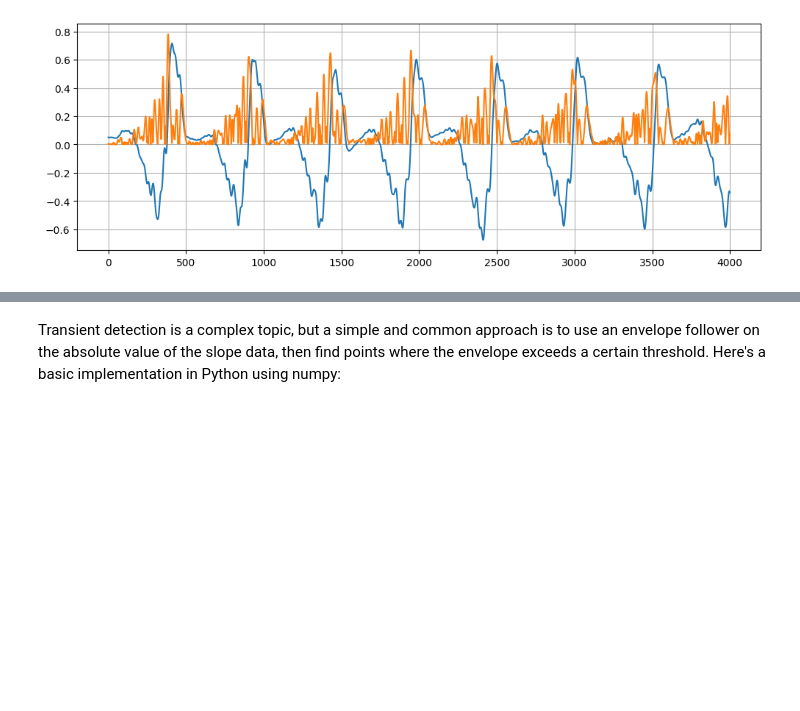
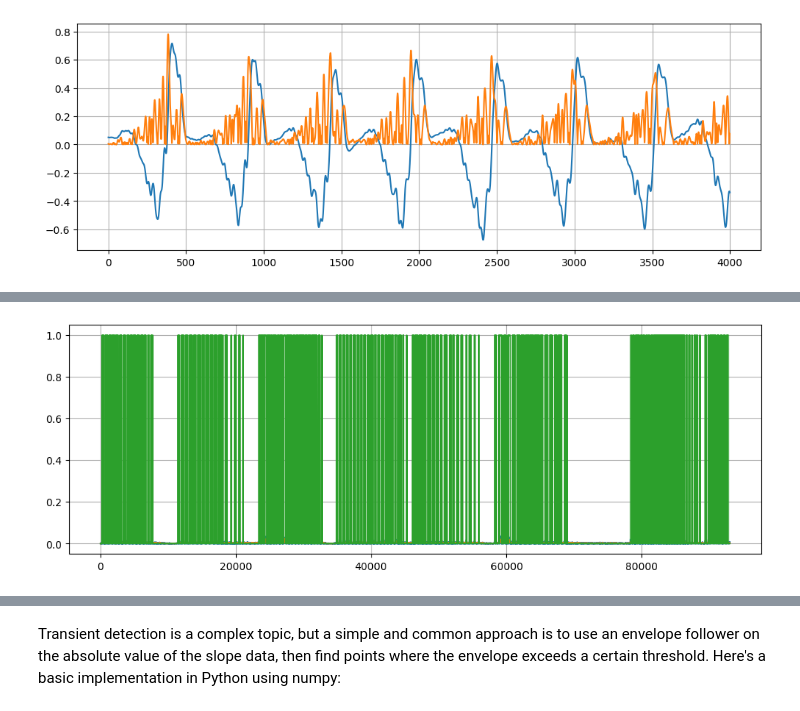
Before and after one commit to fletchjeff/prex_pedal, a Jupyter notebook: Prex Explorer.ipynb, the cells around one changed output, grey strips where cells are left out. Saved outputs shown, nothing was run; the diff lists cells and outputs as text; code cells hidden in the pictures; blank space fills up the shorter version.

```diff
--- a/Prex Explorer.ipynb
+++ b/Prex Explorer.ipynb
@@ -20,0 +142,10 @@ plt.show()
+# %%
+plt.figure(figsize=(12, 4))
+#plt.plot(wav_values)
+plt.plot(wav_slope)
+plt.plot(wav_envelope)
+plt.plot(wav_envelope_non_linear)
+plt.grid()
+plt.show()
+# %% [output]
+[figure, added]
```
Also changed, not shown: parts of 5 cells of this notebook, 1 other file.
